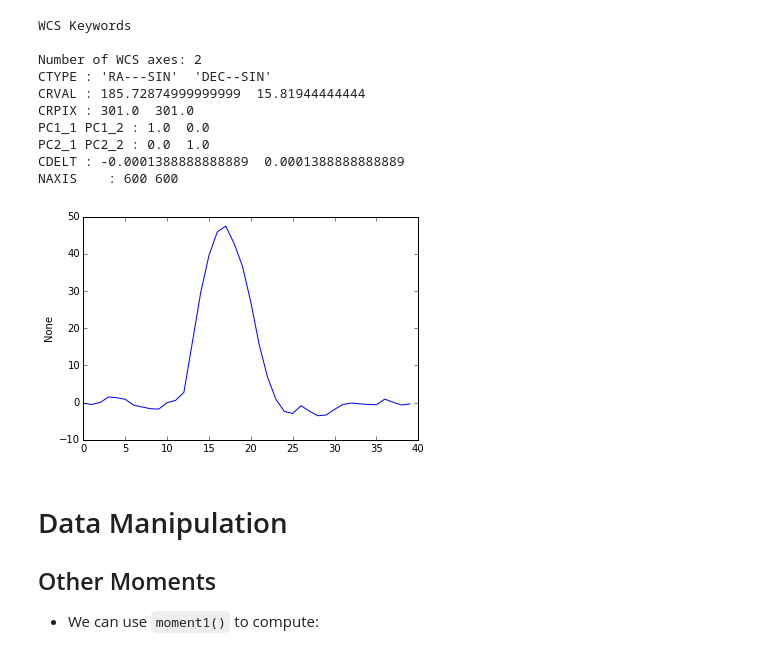
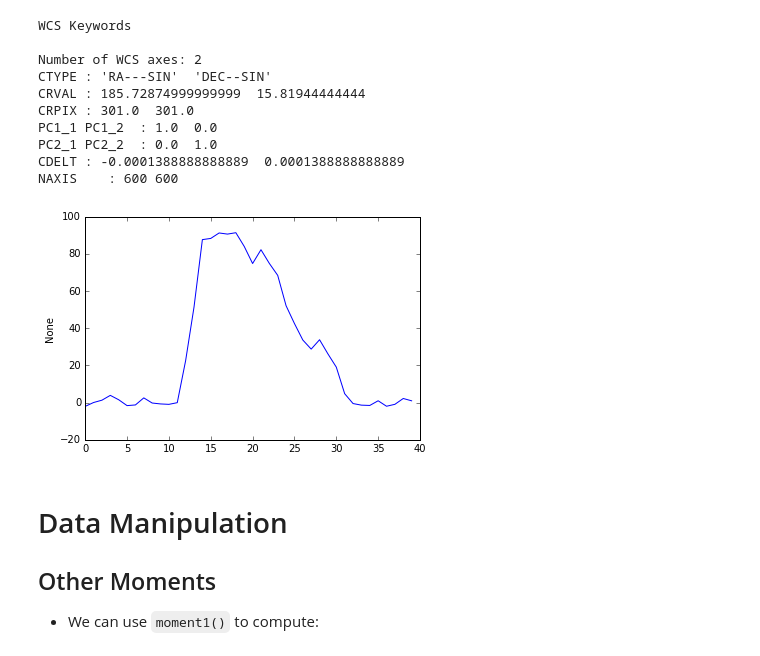
Before and after one commit to ChileanVirtualObservatory/acalib, a Jupyter notebook: notebooks/ACALib FONDEF.ipynb, the cells around one changed output. Drawn from its saved outputs; the diff is of its cells as text; code cells hidden in the pictures.

```diff
--- a/notebooks/ACALib FONDEF.ipynb
+++ b/notebooks/ACALib FONDEF.ipynb
@@ -150,11 +150,11 @@ CDELT : -0.0001388888888889  0.0001388888888889
 NAXIS    : 600 600
 # %%
 pos       = [301,301]*u.pix
-ape       = 10*u.pix
+ape       = 40*u.pix
 m100_line = spectra(M100,position=pos,aperture=ape)
 visualize(m100_line)
 # %% [output]
-[figure, old version]
+[figure, new version]
 # %% [markdown]
 # Data Manipulation
 
```
Also changed, not shown: parts of 25 cells of this notebook, 5 other files.
